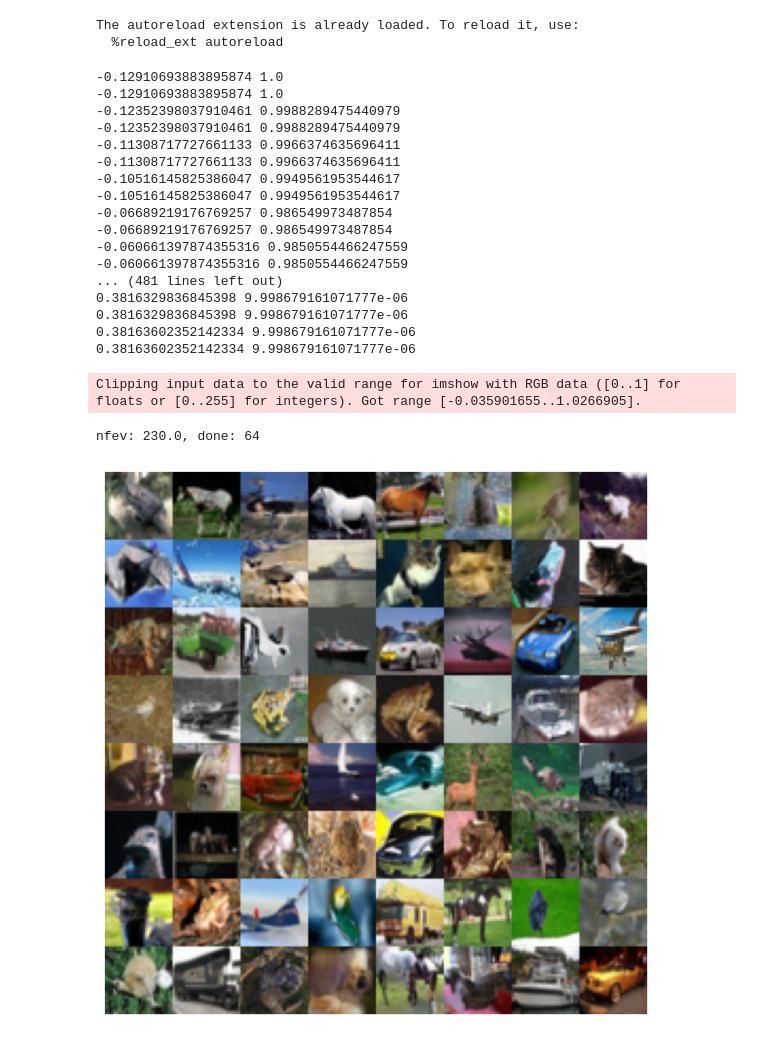
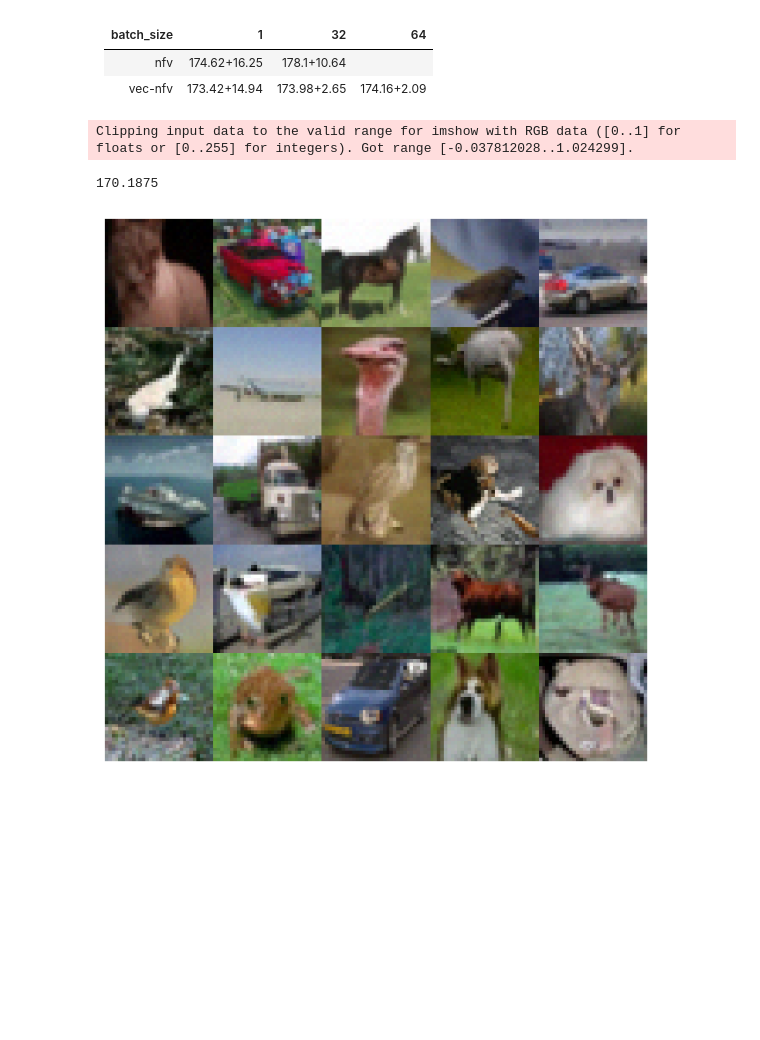
Before and after one commit to HGGshiwo/score_sde_pytorch, a Jupyter notebook: test_env.ipynb, the cells around one changed output. Drawn from its saved outputs; the diff is of its cells as text; code cells hidden in the pictures; blank space fills up the shorter version.

```diff
--- a/test_env.ipynb
+++ b/test_env.ipynb
@@ -1,3 +1,8 @@
+# %% [markdown]
+|batch_size |  1            |   32          |       64  |
+|---        |--             |    --         | --        |
+|nfv        | 174.62+16.25  |  178.1+10.64  |           |
+|vec-nfv    | 173.42+14.94  |  173.98+2.65  |174.16+2.09|
 # %%
 %load_ext autoreload
 %autoreload 2
@@ -21,7 +26,7 @@ def image_grid(x):
   channels = config.data.num_channels
   img = x.reshape(-1, size, size, channels)
   w = int(np.sqrt(img.shape[0]))
-  img = img.reshape((w, w, size, size, channels)).transpose((0, 2, 1, 3, 4)).reshape((w * size, w * size, channels))
+  img = img[:w*w].reshape((w, w, size, size, channels)).transpose((0, 2, 1, 3, 4)).reshape((w * size, w * size, channels))
   return img
 
 def show_samples(x):
@@ -45,40 +50,22 @@ state = dict(step=0, optimizer=optimizer,
 
 state = restore_checkpoint(ckpt_filename, state, config.device)
 ema.copy_to(score_model.parameters())
-
-env = RK45Env(
-    sde=sde,
-    model=score_model,
-    env_num=64,
-    device=torch.device("cuda"),
-    compute_logp=False,
-    use_opt=True,
-    compute_opt=False
-)
-# %% [output]
-The autoreload extension is already loaded. To reload it, use:
-  %reload_ext autoreload
-# %%
-samples = env.sample()
-show_samples(samples)
-# %% [output]
--0.12910693883895874 1.0
--0.12910693883895874 1.0
--0.12352398037910461 0.9988289475440979
--0.12352398037910461 0.9988289475440979
--0.11308717727661133 0.9966374635696411
--0.11308717727661133 0.9966374635696411
--0.10516145825386047 0.9949561953544617
--0.10516145825386047 0.9949561953544617
--0.06689219176769257 0.986549973487854
--0.06689219176769257 0.986549973487854
--0.060661397874355316 0.9850554466247559
--0.060661397874355316 0.9850554466247559
-... (481 lines left out)
-0.3816329836845398 9.998679161071777e-06
-0.3816329836845398 9.998679161071777e-06
-0.38163602352142334 9.998679161071777e-06
-0.38163602352142334 9.998679161071777e-06
-Clipping input data to the valid range for imshow with RGB data ([0..1] for floats or [0..255] for integers). Got range [-0.035901655..1.0266905].
-nfev: 230.0, done: 64
-[figure, removed]
+# %%
+env = RK45Env(
+    sde=sde,
+    model=score_model,
+    env_num=32,
+    device=torch.device("cuda"),
+    compute_logp=False,
+    use_opt=True,
+    compute_opt=False
+)
+# a = torch.randn(1, 3, 32, 32)
+# torch.save(a, "z.pt")
+out = env.sample()
+print(out["nfev"].mean().item())
+show_samples(out["z"])
+# %% [output]
+Clipping input data to the valid range for imshow with RGB data ([0..1] for floats or [0..255] for integers). Got range [-0.037812028..1.024299].
+170.1875
+[figure, added]
```
Also changed, not shown: parts of 3 cells of this notebook.
